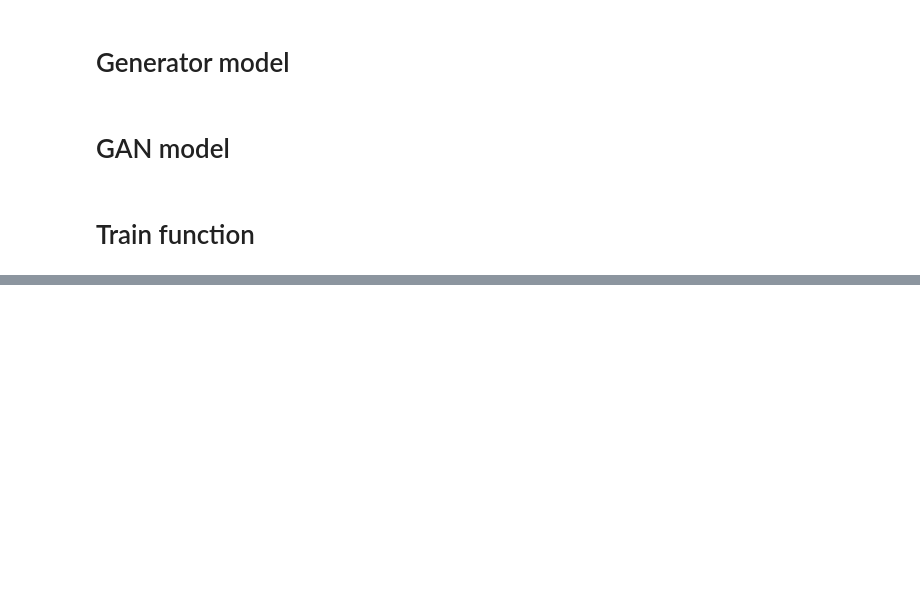
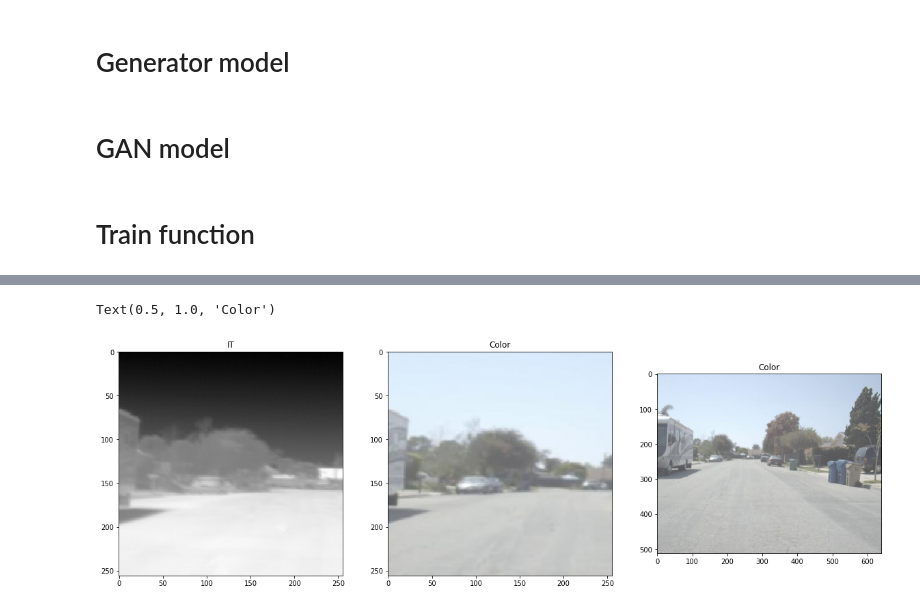
Before and after one commit to nadavshalev/TermalColoring, a Jupyter notebook: learning/GAN-Copy1.ipynb, the cells around one changed output, grey strips where cells are left out. Drawn from its saved outputs; the diff is of its cells as text; code cells hidden in the pictures; blank space fills up the shorter version.

```diff
--- a/learning/GAN-Copy1.ipynb
+++ b/learning/GAN-Copy1.ipynb
@@ -325,0 +409,30 @@ AttributeError: 'NumpyArrayIterator' object has no attribute 'shape'
+# %%
+
+
+image_datagen = ImageDataGenerator(**data_gen_args)
+
+yimage_generator = image_datagen.flow(y_train, seed=124, batch_size=1, shuffle=False)
+Ximage_generator = image_datagen.flow(X_train, seed=124, batch_size=1, shuffle=False)
+
+train_generator = zip(Ximage_generator, yimage_generator)
+train_crops = crop_generator(train_generator, 256)
+
+i = 0
+ind = 5
+
+for x,y in train_crops:
+    if i ==ind:
+        break
+    i +=1
+fig, ax = plt.subplots(1, 3, figsize=(20, 10))
+ax[0].imshow(x.squeeze())
+ax[0].set_title('IT')
+
+ax[1].imshow(y.squeeze())
+ax[1].set_title('Color')
+
+ax[2].imshow(y_train[ind].squeeze())
+ax[2].set_title('Color')
+# %% [output]
+Text(0.5, 1.0, 'Color')
+[figure, added]
```
Also changed, not shown: parts of 15 cells of this notebook.
